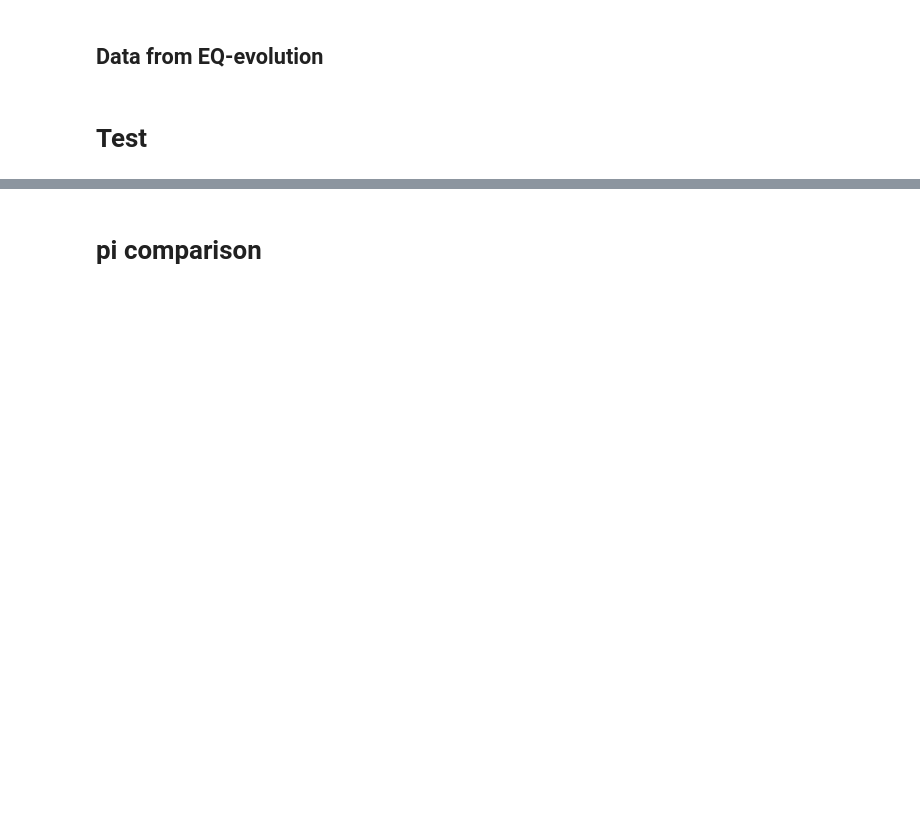
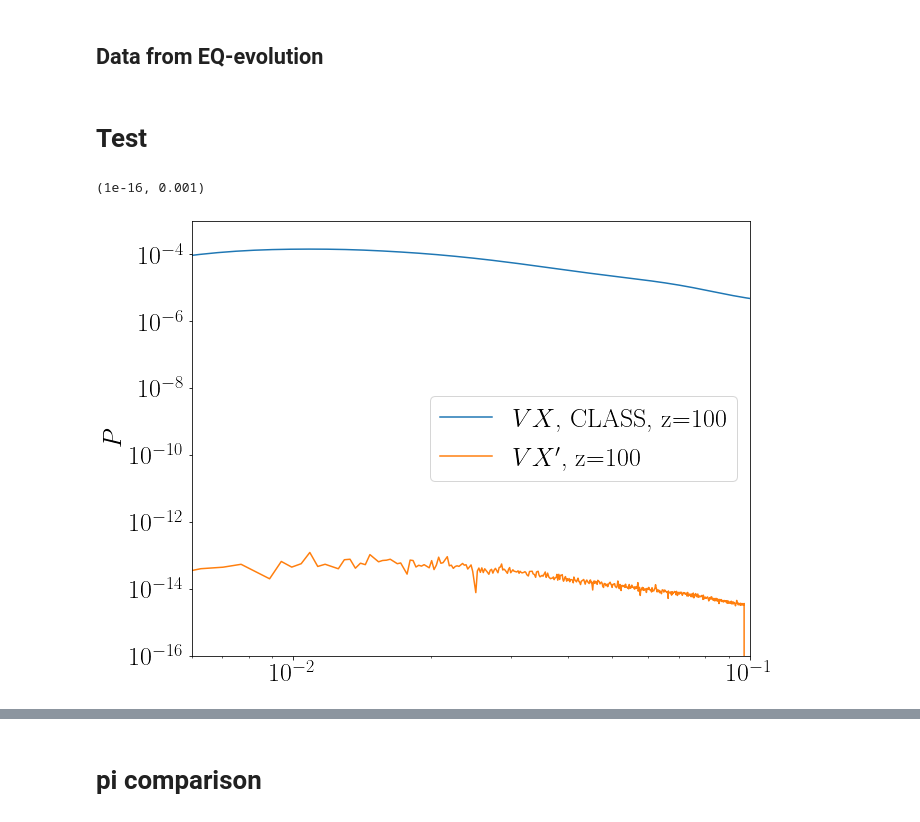
Before and after one commit to alessandrocasalino/EQ_hi_class, a Jupyter notebook: notebooks/Quintessence.ipynb, the cells around one changed output, grey strips where cells are left out. Saved outputs shown, nothing was run; the diff lists cells and outputs as text; code cells hidden in the pictures; blank space fills up the shorter version.

```diff
--- a/notebooks/Quintessence.ipynb
+++ b/notebooks/Quintessence.ipynb
@@ -133,9 +167,12 @@ v_pi = np.zeros(np.shape(cosmo.get_transfer(z_plot)['k (h/Mpc)'])[0]);
 # %% [markdown]
 ## Data from EQ-evolution
 # %%
-# z_gev=[100, 50, 30, 10, 3, 1, 0 ];
-# gev_result_pi = [];
-# gev_result_V_pi =[];
-# for i in range(np.shape(z_gev)[0]):
-#     gev_result_pi.append(np.loadtxt("./../../EQevolution/output/lcdm_pk00"+str(i)+"_pi.dat"))
-#     gev_result_V_pi.append(np.loadtxt("./../../EQevolution/output/lcdm_pk00"+str(i)+"_V_pi.dat"))
+z_gev=[100];
+gev_pi = [];
+gev_V_pi =[];
+class_tk = [];
+for i in range(np.shape(z_gev)[0]):
+    gev_pi.append(np.loadtxt("./../../EQevolution/output/lcdm_pk00"+str(i)+"_pi.dat"))
+    gev_V_pi.append(np.loadtxt("./../../EQevolution/output/lcdm_pk00"+str(i)+"_V_pi.dat"))
+    class_tk .append(np.loadtxt("./../output/quin_z1_tk.dat"))
+gev_bg= np.loadtxt("./../../EQevolution/output/quintessence_background.dat")
@@ -142,2 +215,32 @@ v_pi = np.zeros(np.shape(cosmo.get_transfer(z_plot)['k (h/Mpc)'])[0]);
 # %% [markdown]
 # Test
+# %%
+plt.rc('text', usetex=True)
+font = {'family' : 'normal',
+        'weight' : 'bold',
+        'size'   : text_size}
+
+matplotlib.rc('font', **font)
+plt.figure(figsize=(10,8))
+
+
+
+###### hiclass results:
+for i in [100]:
+
+    plt.plot(class_tk[0][:,0], (class_tk[0][:,5])**2 * Normlization , label = "$VX$, CLASS, z="+str(i))
+
+#     plt.plot(k_q,pi_p**2 * Normlization/k_q**3/(2*np.pi),label = "$VX'$, z="+str(i))
+
+#     plt.plot(gev_pi[0][:,0],gev_pi[0][:,1],label = "$VX$, z="+str(i))
+    plt.plot(gev_V_pi[0][:,0],gev_pi[0][:,1],label = "$VX'$, z="+str(i))
+
+plt.legend()
+plt.ylabel(r"$P$")
+plt.xscale('log')
+plt.yscale('log')
+plt.xlim(6.e-3,1.e-1)
+plt.ylim(1.e-16,1.e-3)
+# %% [output]
+(1e-16, 0.001)
+[figure, added]
```
Also changed, not shown: parts of 10 cells of this notebook, 42 other files.
